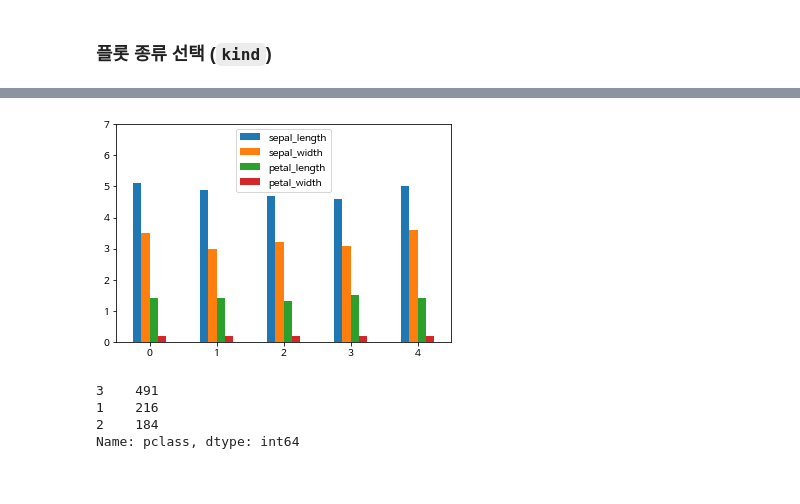
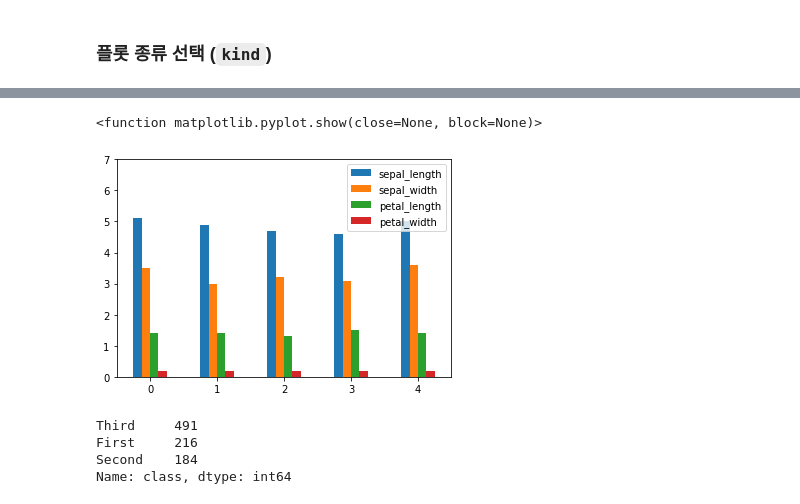
Before and after one commit to baejinu/DataAnalysis, a Jupyter notebook: JoySoon/ch07_01_시각화_기초_KSW.ipynb, the cells around one changed output, grey strips where cells are left out. Cells and saved outputs as stored; diff of their text form; code cells hidden in the pictures.

```diff
--- a/JoySoon/ch07_01_시각화_기초_KSW.ipynb
+++ b/JoySoon/ch07_01_시각화_기초_KSW.ipynb
@@ -469,11 +526,18 @@ Index(['sepal_length', 'sepal_width', 'petal_length', 'petal_width',
 # %%
 # kind 를 사용할 필요 없이 plot 다음에 직접적으로 해당 차트의 메소드 호출해서 사용
+iris[:5].plot.bar(rot=0)
+plt.ylim(0, 7)
+plt.show
 # %% [output]
+<function matplotlib.pyplot.show(close=None, block=None)>
-[figure, old version]
+[figure, new version]
 # %%
 # 파이 차트 : 원형, 비율을 나타낼 때
+# df2 = titanic.pclass.values_counts()
+df2 = titanic['class'].value_counts()
+df2
 # %% [output]
-3    491
-1    216
-2    184
-Name: pclass, dtype: int64
+Third     491
+First     216
+Second    184
+Name: class, dtype: int64
```
Also changed, not shown: parts of 21 cells of this notebook, 2 other files.
